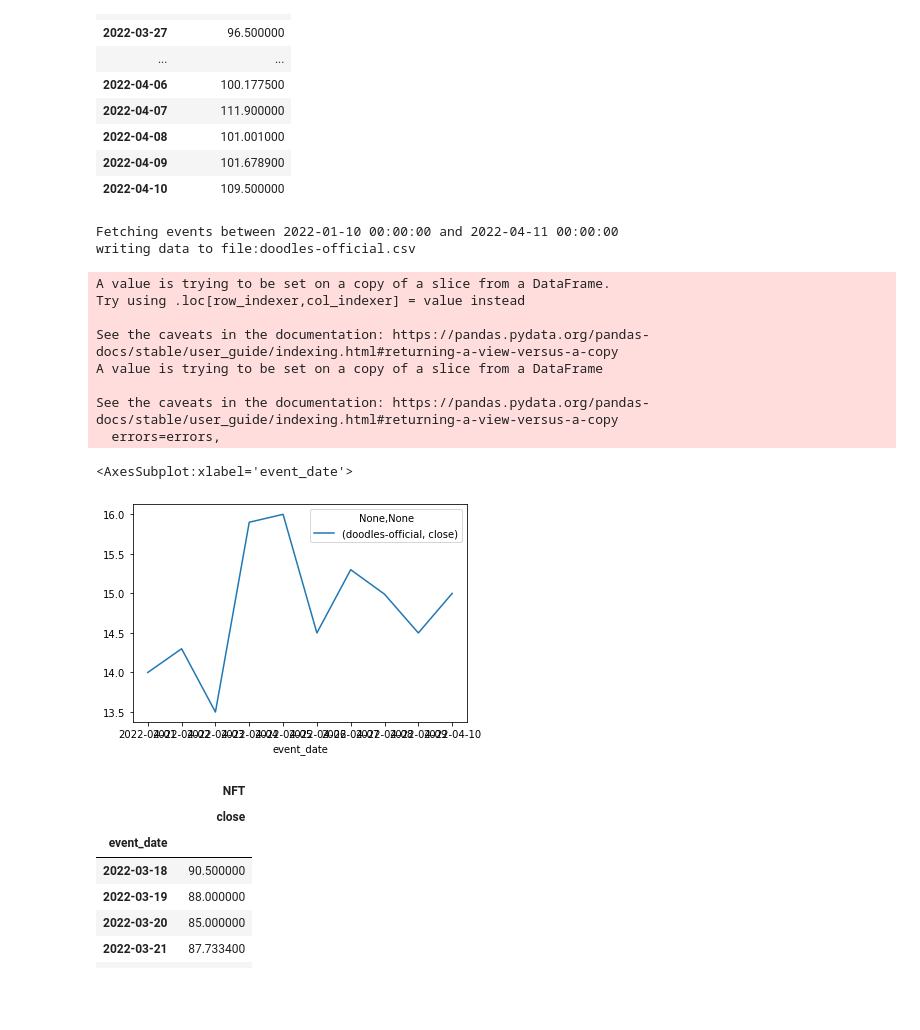
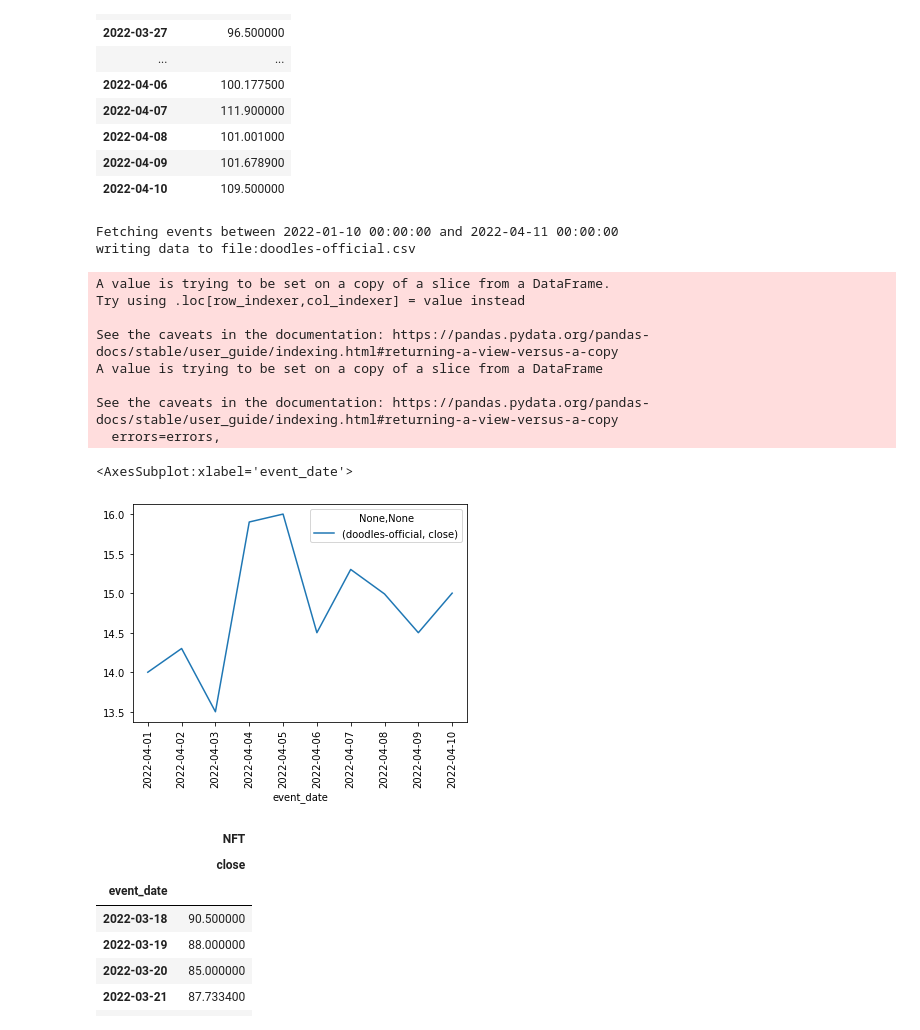
Before and after one commit to sameerlakhe/NFTPriceTrackerAndForecaster, a Jupyter notebook: nft_tracker.ipynb, the cells around one changed output. Saved outputs shown, nothing was run; the diff lists cells and outputs as text; code cells hidden in the pictures; blank space fills up the shorter version.

```diff
--- a/nft_tracker.ipynb
+++ b/nft_tracker.ipynb
@@ -355,29 +332,29 @@ See the caveats in the documentation: https://pandas.pydata.org/pandas-docs/stab
 # %%
 collection_slug = "doodles-official"
 file_name = collection_slug + '.csv'
 
 df_doodles = fetch_data_and_get_floor_sales_price(event_url,
                                          start_date,
                                          end_date,
                                          event_type,
                                          collection_slug,
                                          limit,
                                          file_name)
 
-df_doodles.plot()
+df_doodles.plot(rot=90)
 # %% [output]
 Fetching events between 2022-01-10 00:00:00 and 2022-04-11 00:00:00
 writing data to file:doodles-official.csv
 A value is trying to be set on a copy of a slice from a DataFrame.
 Try using .loc[row_indexer,col_indexer] = value instead
 
 See the caveats in the documentation: https://pandas.pydata.org/pandas-docs/stable/user_guide/indexing.html#returning-a-view-versus-a-copy
 A value is trying to be set on a copy of a slice from a DataFrame
 
 See the caveats in the documentation: https://pandas.pydata.org/pandas-docs/stable/user_guide/indexing.html#returning-a-view-versus-a-copy
   errors=errors,
 <AxesSubplot:xlabel='event_date'>
-[figure, old version]
+[figure, new version]
 # %%
 #prepare the datafame for Monte Carlo simulation
 
```
Also changed, not shown: parts of 17 cells of this notebook, 11 other files.
